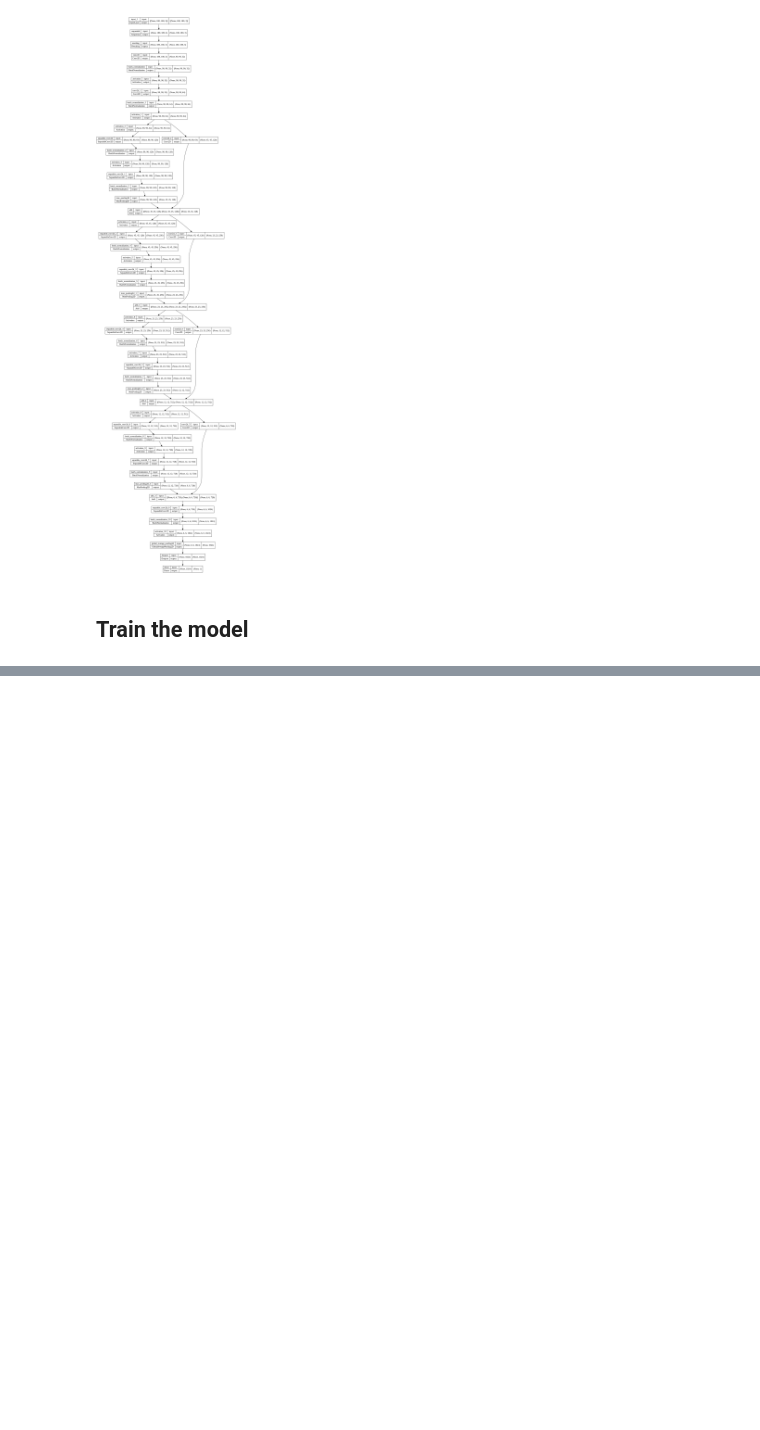
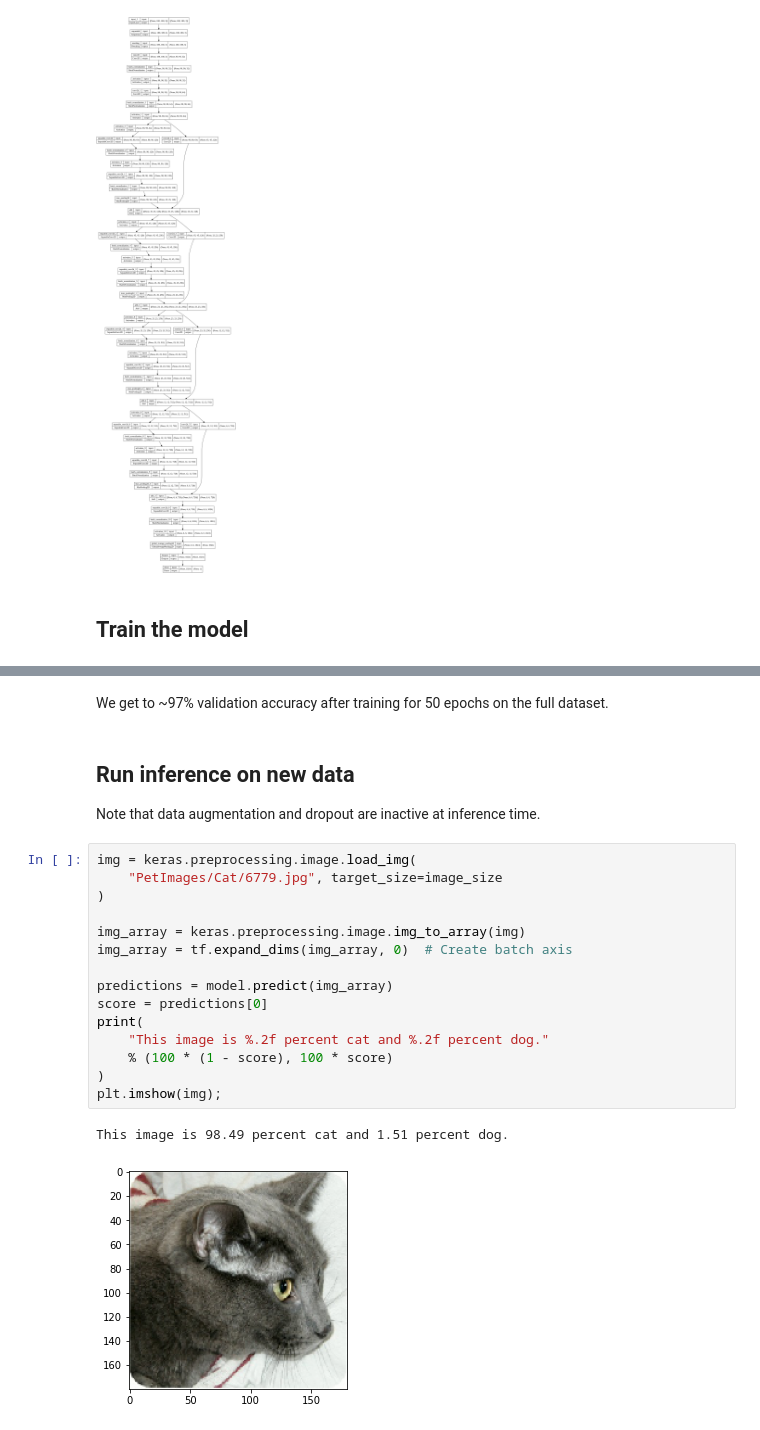
Before and after one commit to suvigyajain0101/image, a Jupyter notebook: Image_classification_from_scratch.ipynb, the cells around one changed output, grey strips where cells are left out. Drawn from its saved outputs; the diff is of its cells as text; blank space fills up the shorter version.

Commit message:
final model and evaluation

```diff
--- a/Image_classification_from_scratch.ipynb
+++ b/Image_classification_from_scratch.ipynb
@@ -228 +228,24 @@ Epoch 50/50
 <keras.callbacks.History at 0x...>
+# %% [markdown]
+We get to ~97% validation accuracy after training for 50 epochs on the full dataset.
+# %% [markdown]
+## Run inference on new data
+Note that data augmentation and dropout are inactive at inference time.
+# %%
+img = keras.preprocessing.image.load_img(
+    "PetImages/Cat/6779.jpg", target_size=image_size
+)
+
+img_array = keras.preprocessing.image.img_to_array(img)
+img_array = tf.expand_dims(img_array, 0)  # Create batch axis
+
+predictions = model.predict(img_array)
+score = predictions[0]
+print(
+    "This image is %.2f percent cat and %.2f percent dog."
+    % (100 * (1 - score), 100 * score)
+)
+plt.imshow(img);
+# %% [output]
+This image is 98.49 percent cat and 1.51 percent dog.
+[figure, added]
```
Also changed, not shown: parts of 3 cells of this notebook.
